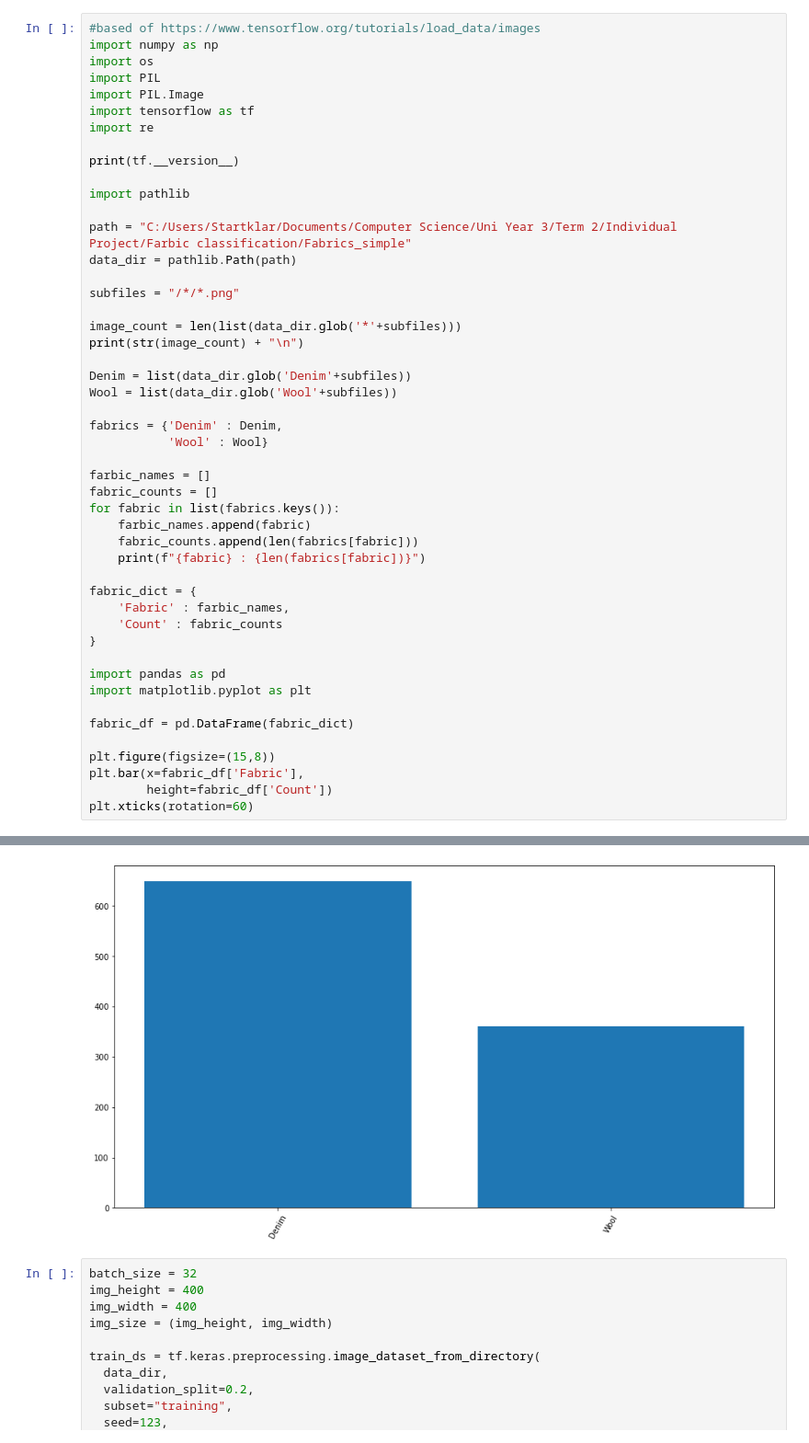
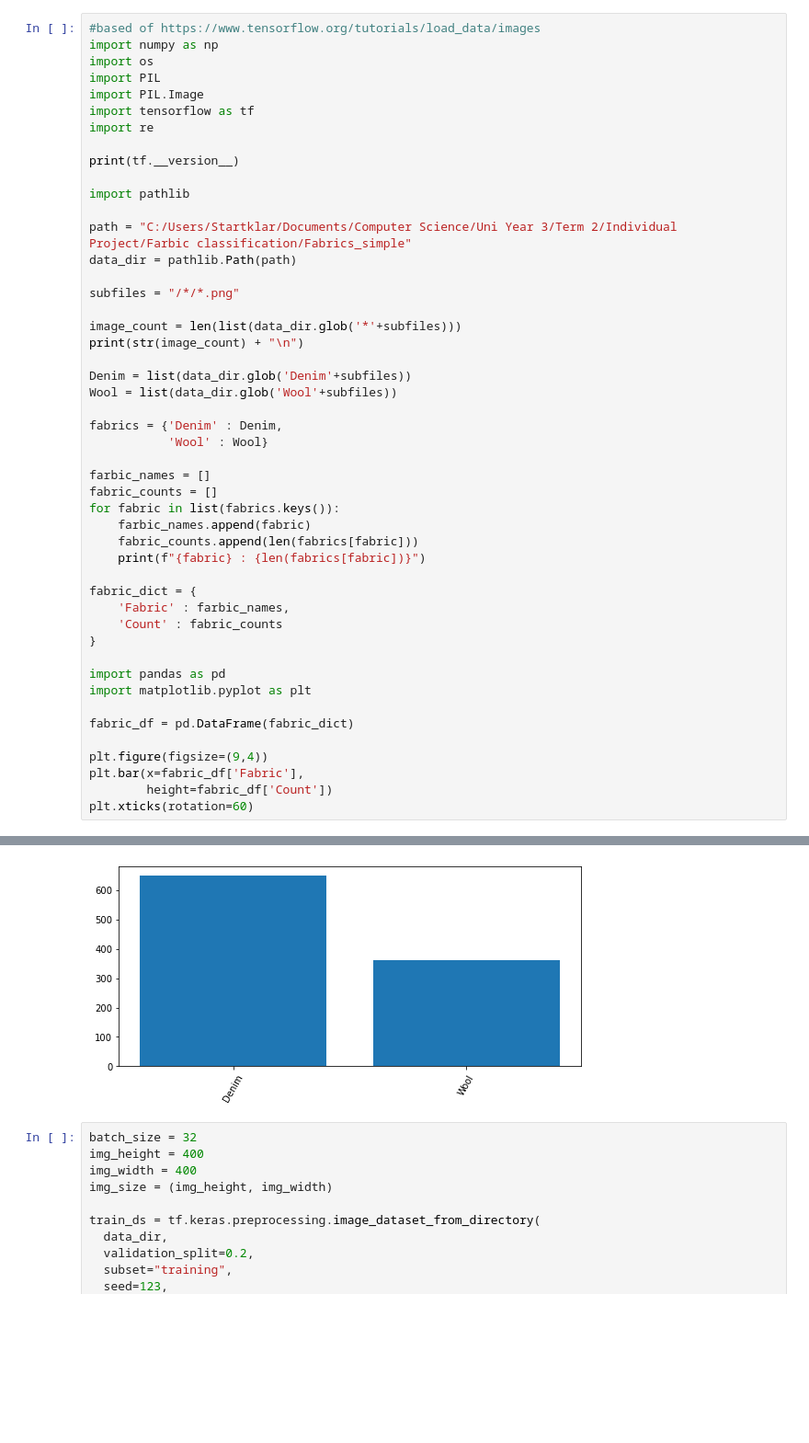
Before and after one commit to naod488/Fabric_Classification, a Jupyter notebook: step2(Model1withoutVirtualyAugmentedData)model_for_simple_dataset.ipynb, the cells around one changed output, grey strips where cells are left out. Shown at 92% size. Cells and saved outputs as stored; diff of their text form; blank space fills up the shorter version.

```diff
--- a/step2(Model1withoutVirtualyAugmentedData)model_for_simple_dataset.ipynb
+++ b/step2(Model1withoutVirtualyAugmentedData)model_for_simple_dataset.ipynb
@@ -25,35 +25,35 @@ Wool = list(data_dir.glob('Wool'+subfiles))
 fabrics = {'Denim' : Denim,
            'Wool' : Wool}
 
 farbic_names = []
 fabric_counts = []
 for fabric in list(fabrics.keys()):
     farbic_names.append(fabric)
     fabric_counts.append(len(fabrics[fabric]))
     print(f"{fabric} : {len(fabrics[fabric])}")
 
 fabric_dict = {
     'Fabric' : farbic_names,
     'Count' : fabric_counts
 }
 
 import pandas as pd
 import matplotlib.pyplot as plt
 
 fabric_df = pd.DataFrame(fabric_dict)
 
-plt.figure(figsize=(15,8))
+plt.figure(figsize=(9,4))
 plt.bar(x=fabric_df['Fabric'],
         height=fabric_df['Count'])
 plt.xticks(rotation=60)
 # %% [output]
 2.8.0
 1008
 
 Denim : 648
 Wool : 360
 ([0, 1], [Text(0, 0, ''), Text(0, 0, '')])
-[figure, old version]
+[figure, new version]
 # %%
 batch_size = 32
 img_height = 400
```
Also changed, not shown: parts of 4 cells of this notebook.
